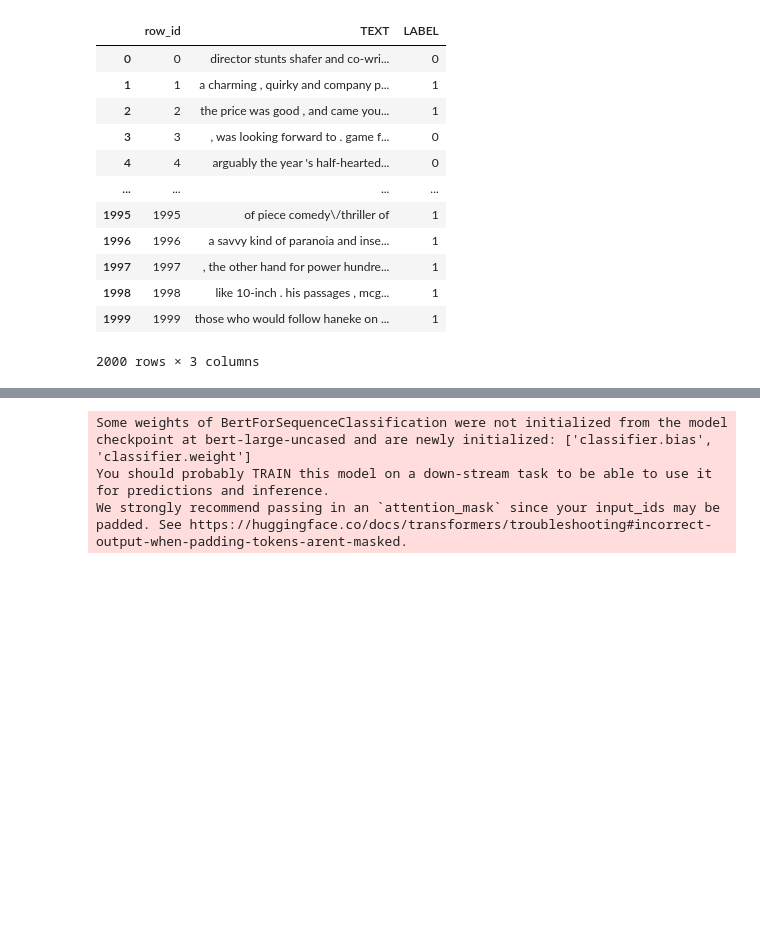
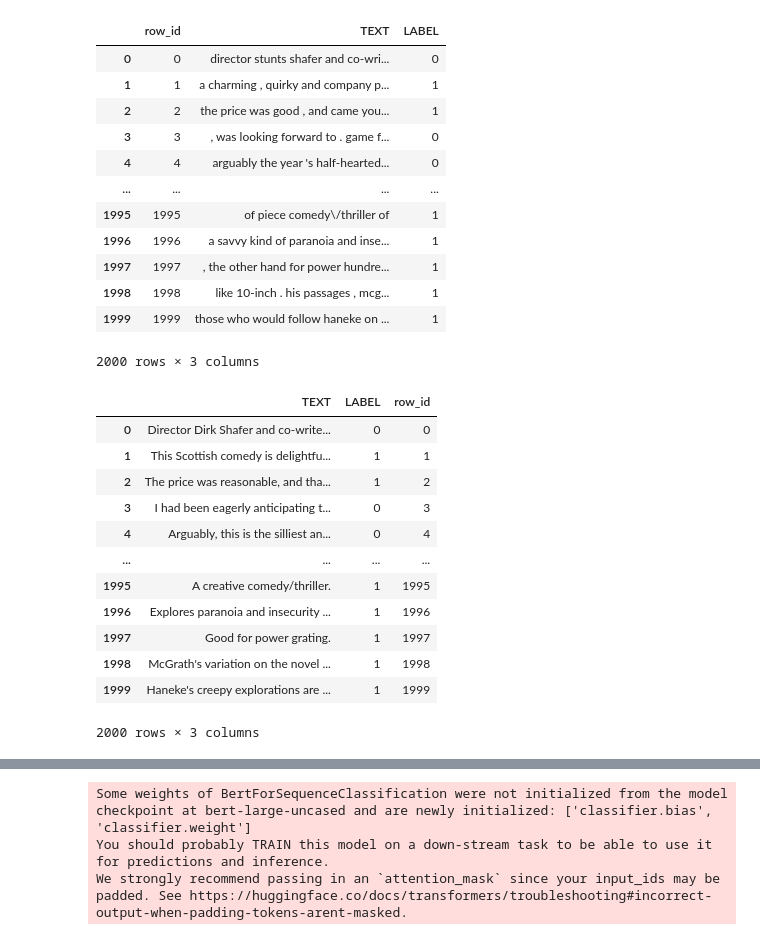
Before and after one commit to shih-yang-young/text-polarity-classification, a Jupyter notebook: BERT Large + Data Augmentation.ipynb, the cells around one changed output, grey strips where cells are left out. Cells and saved outputs as stored; diff of their text form; code cells hidden in the pictures; blank space fills up the shorter version.

```diff
--- a/BERT Large + Data Augmentation.ipynb
+++ b/BERT Large + Data Augmentation.ipynb
@@ -52,4 +52,22 @@ data_augmentation_random_3_words
 | 1998 | 1998 | like 10-inch . his passages , mcg... | 1 |
 | 1999 | 1999 | those who would follow haneke on ... | 1 |
 2000 rows × 3 columns
+# %%
+import pandas as pd
+data_augmentation_chatGPT = pd.read_csv('data_augmentation_chatGPT.csv')
+data_augmentation_chatGPT
+# %% [output]
+|  | TEXT | LABEL | row_id |
+| 0 | Director Dirk Shafer and co-write... | 0 | 0 |
+| 1 | This Scottish comedy is delightfu... | 1 | 1 |
+| 2 | The price was reasonable, and tha... | 1 | 2 |
+| 3 | I had been eagerly anticipating t... | 0 | 3 |
+| 4 | Arguably, this is the silliest an... | 0 | 4 |
+| ... | ... | ... | ... |
+| 1995 | A creative comedy/thriller. | 1 | 1995 |
+| 1996 | Explores paranoia and insecurity ... | 1 | 1996 |
+| 1997 | Good for power grating. | 1 | 1997 |
+| 1998 | McGrath's variation on the novel ... | 1 | 1998 |
+| 1999 | Haneke's creepy explorations are ... | 1 | 1999 |
+2000 rows × 3 columns
 # %%
```
Also changed, not shown: parts of 1 cell of this notebook, 2 other files.
